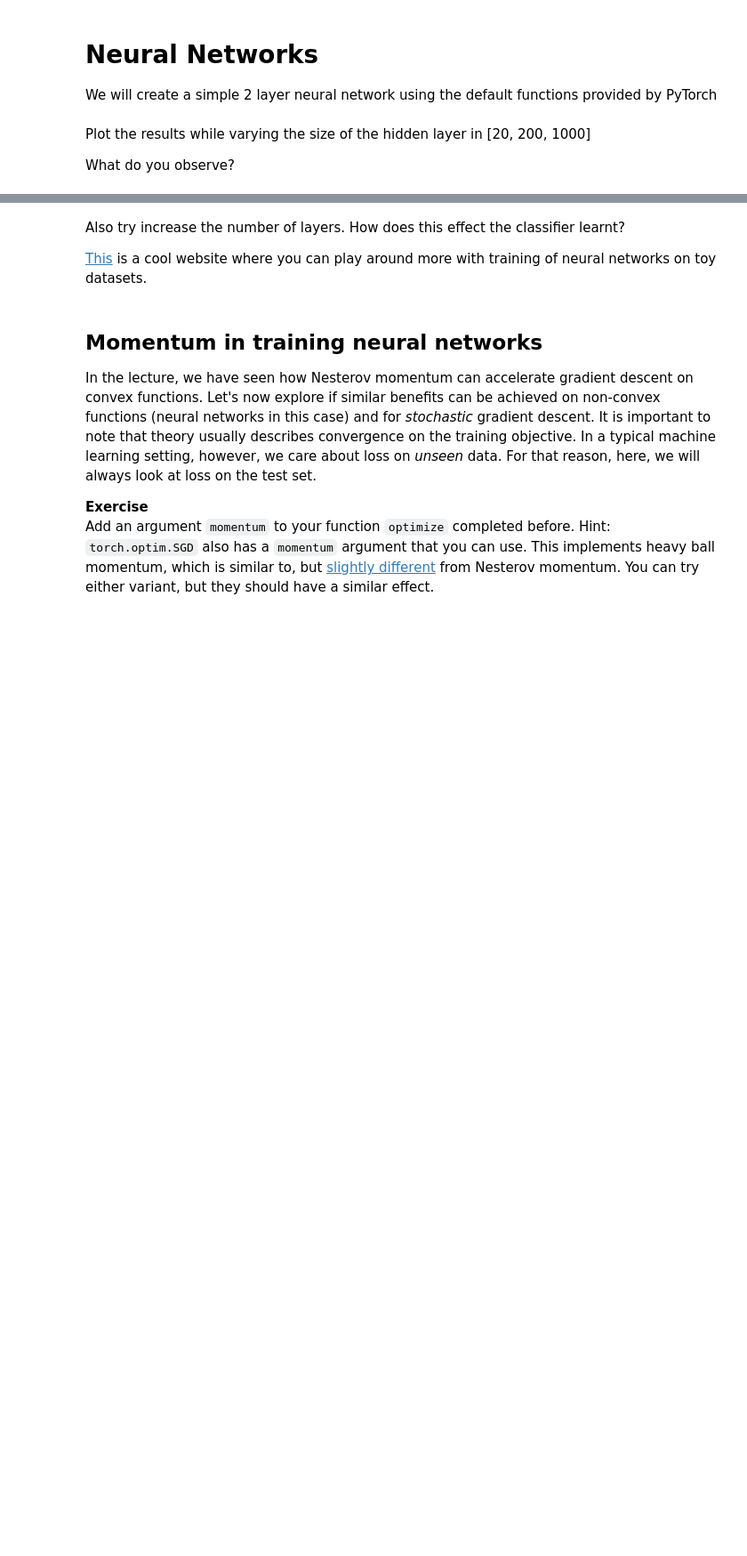
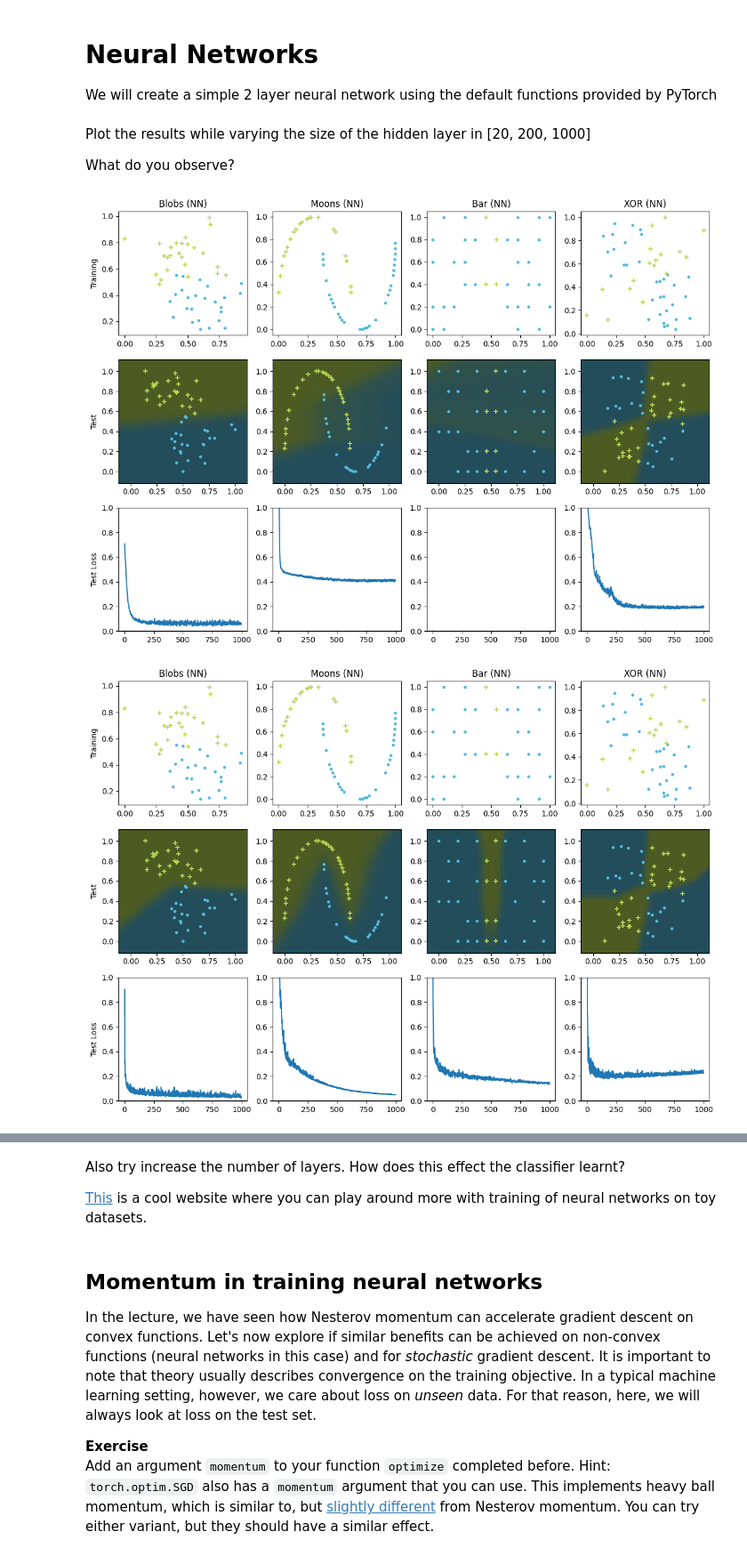
Before and after one commit to AndreaMontoneri/OptML_course, a Jupyter notebook: labs/ex06/template/Lab_6.ipynb, the cells around one changed output, grey strips where cells are left out. Shown at 89% size. Saved outputs shown, nothing was run; the diff lists cells and outputs as text; code cells hidden in the pictures; blank space fills up the shorter version.

```diff
--- a/labs/ex06/template/Lab_6.ipynb
+++ b/labs/ex06/template/Lab_6.ipynb
@@ -185,11 +222,13 @@ class NeuralNetwork(torch.nn.Sequential):
         self.num_classes = 2
         # ***************************************************
         # INSERT YOUR CODE HERE
-        # TODO: Define your neural network model with ReLU
+        # Define your neural network model with ReLU
         # HINT: Use torch.nn.Sequential and torch.nn.ReLU
         # ***************************************************
         super().__init__(
-            ?
+            torch.nn.Linear(self.num_classes, hidden_layer_size),
+            torch.nn.ReLU(),
+            torch.nn.Linear(hidden_layer_size, self.num_classes)
         )
 
     def init_params(self, train_data):
@@ -203,0 +240,24 @@ visualize_predictions(datasets, nn_model, optimize)
+# %%
+print('----------------------------------------------------------------------')
+print('------------------------------- K = 20 -------------------------------')
+print('----------------------------------------------------------------------')
+
+nn_model = NeuralNetwork(20)
+visualize_predictions(datasets, nn_model, optimize)
+
+print('-----------------------------------------------------------------------')
+print('------------------------------- K = 200 -------------------------------')
+print('-----------------------------------------------------------------------')
+
+nn_model = NeuralNetwork(200)
+visualize_predictions(datasets, nn_model, optimize)
+
+print('------------------------------------------------------------------------')
+print('------------------------------- K = 1000 -------------------------------')
+print('------------------------------------------------------------------------')
+
+nn_model = NeuralNetwork(1000)
+visualize_predictions(datasets, nn_model, optimize)
+# %% [output]
+[figure, added]
+[figure, added]
```
Also changed, not shown: parts of 18 cells of this notebook, 6 other files.
